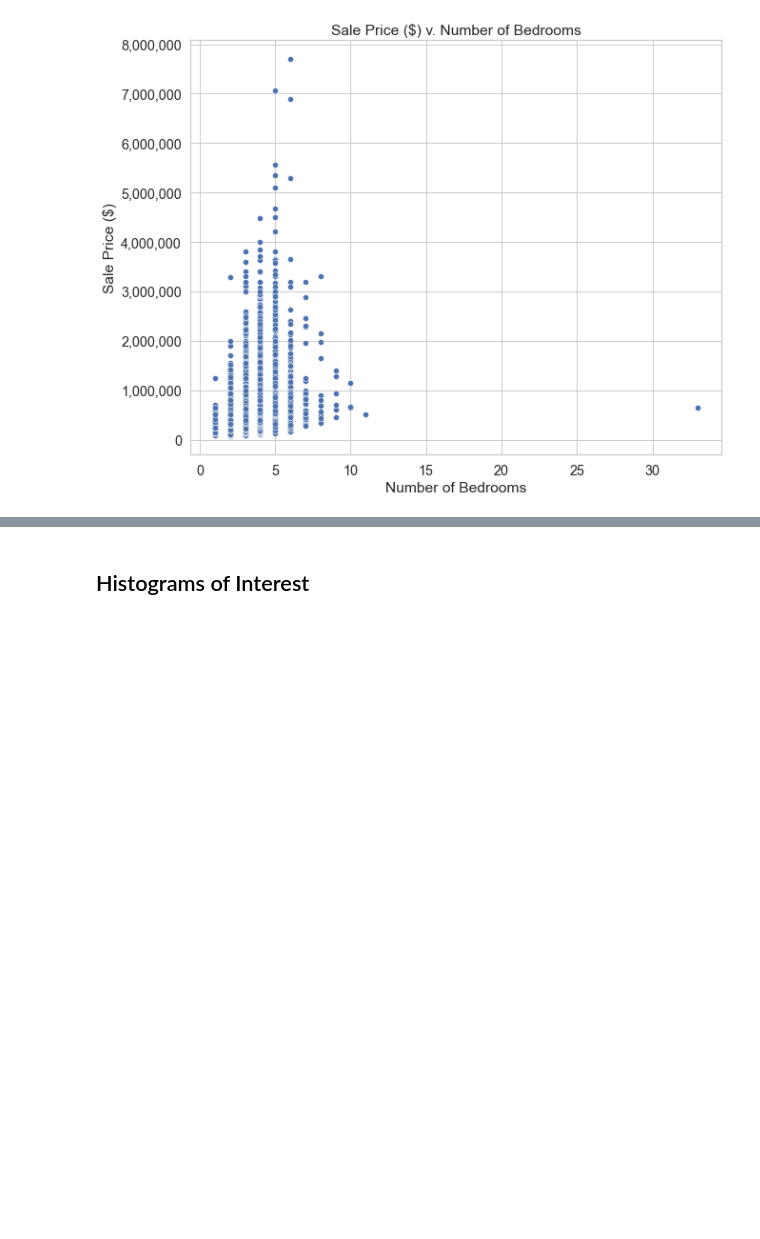
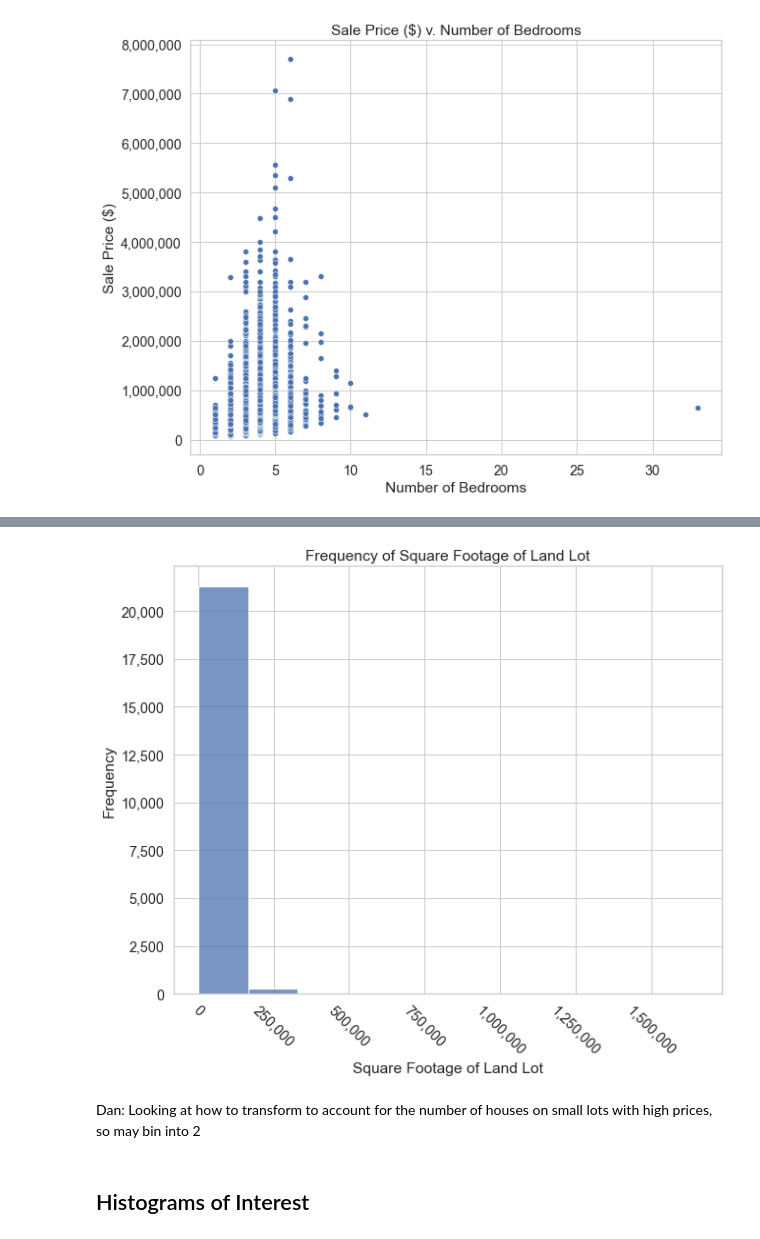
Before and after one commit to danvalen1/KingCounty-Housing, a Jupyter notebook: DAV.ipynb, the cells around one changed output, grey strips where cells are left out. Saved outputs shown, nothing was run; the diff lists cells and outputs as text; code cells hidden in the pictures; blank space fills up the shorter version.

```diff
--- a/DAV.ipynb
+++ b/DAV.ipynb
@@ -186,3 +217,9 @@ cm.PlotScatter(df, xvar='grade', yvar='cost')
+# %%
+cm.PlotHist(df, xvar='sqft_lot', bins=10)
+# %% [output]
+[figure, added]
+# %% [markdown]
+Dan: Looking at how to transform to account for the number of houses on small lots with high prices, so may bin into 2
 # %% [markdown]
 ## Histograms of Interest
 # %% [markdown]
```
Also changed, not shown: parts of 14 cells of this notebook, 7 other files.
